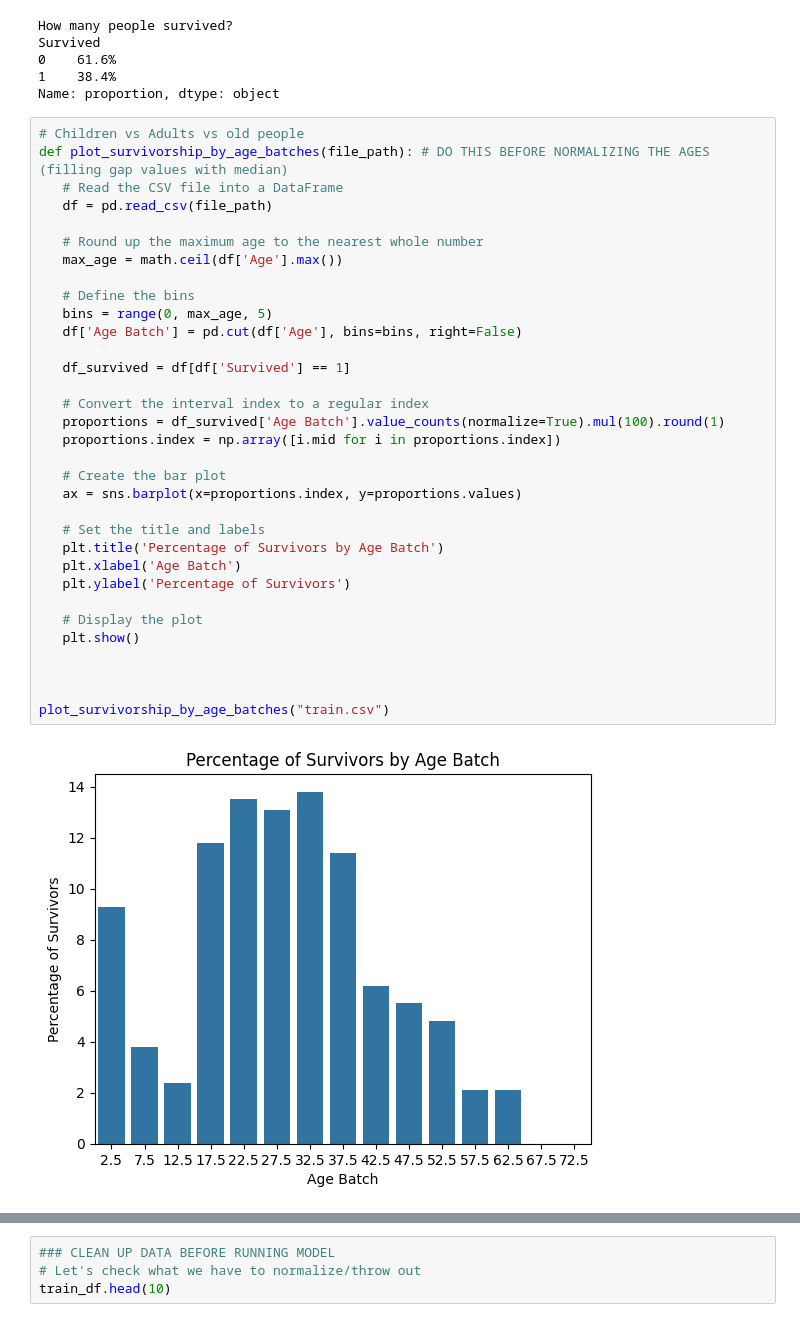
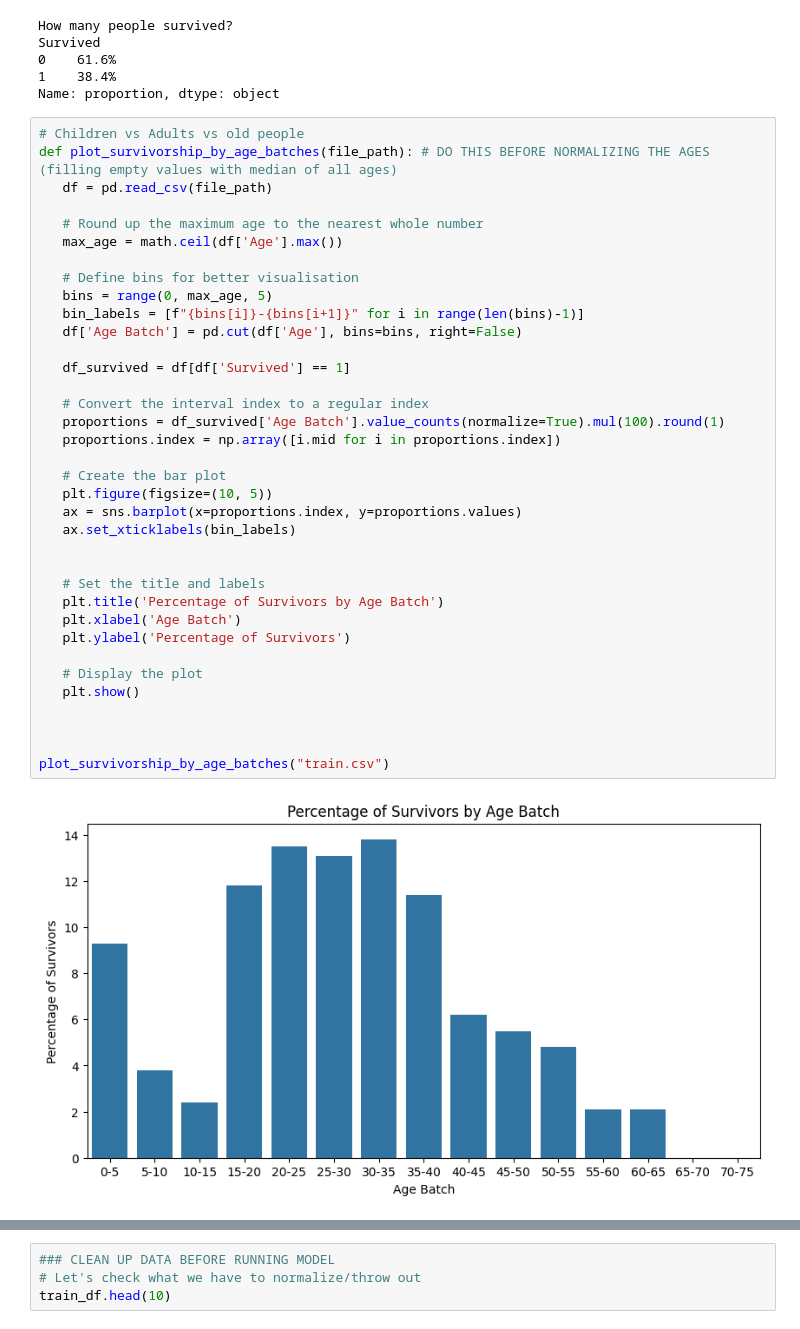
Before and after one commit to raweber42/titanic-data-science, a Jupyter notebook: hw2_classification.ipynb, the cells around one changed output, grey strips where cells are left out. Saved outputs shown, nothing was run; the diff lists cells and outputs as text.

```diff
--- a/hw2_classification.ipynb
+++ b/hw2_classification.ipynb
@@ -103,36 +103,39 @@ Survived
 Name: proportion, dtype: object
 # %%
 # Children vs Adults vs old people
-def plot_survivorship_by_age_batches(file_path): # DO THIS BEFORE NORMALIZING THE AGES (filling gap values with median)
-   # Read the CSV file into a DataFrame
+def plot_survivorship_by_age_batches(file_path): # DO THIS BEFORE NORMALIZING THE AGES (filling empty values with median of all ages)
    df = pd.read_csv(file_path)
 
    # Round up the maximum age to the nearest whole number
    max_age = math.ceil(df['Age'].max())
 
-   # Define the bins
+   # Define bins for better visualisation
    bins = range(0, max_age, 5)
+   bin_labels = [f"{bins[i]}-{bins[i+1]}" for i in range(len(bins)-1)]
    df['Age Batch'] = pd.cut(df['Age'], bins=bins, right=False)
 
    df_survived = df[df['Survived'] == 1]
 
    # Convert the interval index to a regular index
    proportions = df_survived['Age Batch'].value_counts(normalize=True).mul(100).round(1)
    proportions.index = np.array([i.mid for i in proportions.index])
 
    # Create the bar plot
+   plt.figure(figsize=(10, 5))
    ax = sns.barplot(x=proportions.index, y=proportions.values)
+   ax.set_xticklabels(bin_labels)
+
 
    # Set the title and labels
    plt.title('Percentage of Survivors by Age Batch')
    plt.xlabel('Age Batch')
    plt.ylabel('Percentage of Survivors')
 
    # Display the plot
    plt.show()
 
 
 
 plot_survivorship_by_age_batches("train.csv")
 # %% [output]
-[figure, old version]
+[figure, new version]
```
Also changed, not shown: parts of 17 cells of this notebook.
